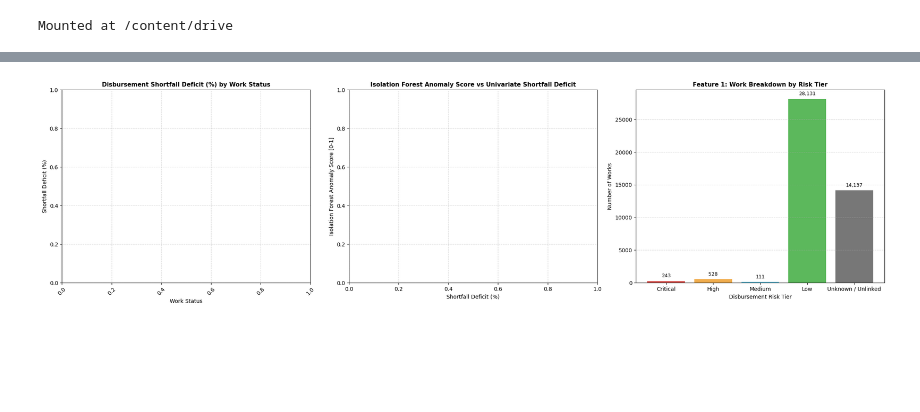
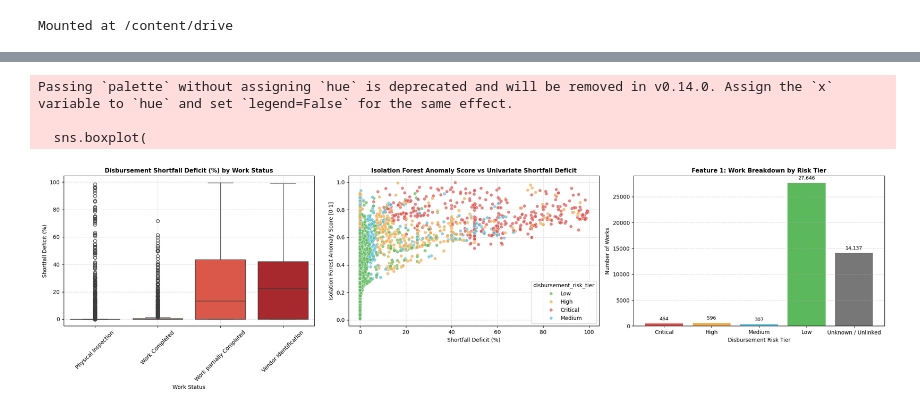
Before and after one commit to Abhirup-261004/MPLADS_Risk_Analysis, a Jupyter notebook: notebooks/feature1.ipynb, the cells around one changed output, grey strips where cells are left out. Drawn from its saved outputs; the diff is of its cells as text; code cells hidden in the pictures; blank space fills up the shorter version.

```diff
--- a/notebooks/feature1.ipynb
+++ b/notebooks/feature1.ipynb
@@ -87,8 +87,14 @@ fe_cols = [
 ]
 fe_sub = fact_expenditure_rollup[[c for c in fe_cols if c in fact_expenditure_rollup.columns]].drop_duplicates(subset=["work_key"])
 
-# Merge Work Fact with Expenditure Rollup
-work_df = fact_work_enriched.merge(fe_sub, on="work_key", how="left", suffixes=("", "_exp"))
+# Merge Work Fact with Expenditure Rollup without creating duplicate *_exp twins.
+already_present = [c for c in fe_sub.columns if c != "work_key" and c in fact_work_enriched.columns]
+fe_sub = fe_sub.drop(columns=already_present, errors="ignore")
+work_df = (
+    fact_work_enriched.merge(fe_sub, on="work_key", how="left")
+    if not fe_sub.columns.difference(["work_key"]).empty
+    else fact_work_enriched.copy()
+)
 logger.info("Merged dataset shape: %s", work_df.shape)
 # %%
 # Disbursement Shortfall & Coverage Calculation
@@ -190,8 +196,7 @@ df = df.merge(p_stat_tranche.rename(columns={"peer_count": "p_cnt_t", "peer_medi
 df = df.merge(c_stat_tranche.rename(columns={"cat_count": "c_cnt_t", "cat_median": "c_med_t", "cat_mad": "c_mad_t"}), on="peer_group_key_nat_cat", how="left")
 
 category_conf = df.get("category_confidence", df.get("category_nlp_confidence", pd.Series(1.0, index=df.index)))
-STABILITY_THRESHOLD = 2.0 / 3.0
-usable_cat_f1 = (df.get("category_stability", pd.Series(1.0, index=df.index)) >= STABILITY_THRESHOLD) & (~df.get("category_is_noise", pd.Series(False, index=df.index)).fillna(False)) & (category_conf >= 0.55)
+usable_cat_f1 = (df.get("category_agreement_count", pd.Series(0, index=df.index)) >= 2) & (~df.get("category_is_noise", pd.Series(False, index=df.index)).fillna(False)) & (category_conf >= 0.55)
 
 df["peer_reference_version"] = "v2.1_training_partition_source_aware"
 
@@ -346,7 +351,7 @@ for seed in F1_SEEDS:
     if seed == F1_SEEDS[0]:
         primary_score_min, primary_score_max = score_min_seed, score_max_seed
 
-norm_iforest_scores_all = np.mean(np.vstack(normalized_scores_by_seed), axis=0)
+norm_iforest_scores_all = np.clip(np.mean(np.vstack(normalized_scores_by_seed), axis=0), 0.0, 1.0)
 iforest = iforest_models[0]
 df["iforest_anomaly_score"] = np.nan
 df.loc[linked_all_mask, "iforest_anomaly_score"] = norm_iforest_scores_all
@@ -366,10 +371,11 @@ joblib.dump({
 logger.info("Isolation Forest fitted on %d linked training works and evaluated across %d total linked works.", linked_train_mask.sum(), linked_all_mask.sum())
 # %%
 # Completion Integrity Rules & Unified Blended Risk Score
-df["is_completed"] = df["work_status_ordinal"] == 5
-df["is_partially_completed"] = df["work_status_ordinal"] == 4
+completion_record = df["completion_date"] if "completion_date" in df.columns else pd.Series(np.nan, index=df.index)
+df["is_completed"] = completion_record.notna()
+df["is_partially_completed"] = (df["work_status_ordinal"] == 4) & (~df["is_completed"])
 
-# Completion integrity boosts apply ONLY when has_final_disbursement is True and work is Work Completed
+# Completion integrity boosts apply only when a completion record and final disbursement coexist.
 df["critical_completion_shortfall"] = df["is_completed"] & df["has_final_disbursement"] & (df["shortfall_deficit_pct_final"].fillna(0.0) > 50.0)
 df["severe_completion_shortfall"] = df["is_completed"] & df["has_final_disbursement"] & (df["shortfall_deficit_pct_final"].fillna(0.0) > 30.0)
 df["is_closed_with_shortfall"] = df["is_completed"] & df["has_final_disbursement"] & (df["shortfall_deficit_pct_final"].fillna(0.0) > 10.0)
@@ -554,7 +574,7 @@ import seaborn as sns
 fig, axes = plt.subplots(1, 3, figsize=(22, 6))
 
 # Plot 1: Shortfall Deficit % Distribution by Work Status
-linked_df = df[df["coverage_flag"] == "linked"].copy()
+linked_df = df[df["coverage_flag"].isin(["linked_final", "linked_tranche"])].copy()
 
 sns.boxplot(
     data=linked_df,
@@ -579,34 +599,37 @@ sns.scatterplot(
     ax=axes[1],
     alpha=0.7
 )
 axes[1].set_title("Isolation Forest Anomaly Score vs Univariate Shortfall Deficit", fontsize=11, fontweight="bold")
 axes[1].set_xlabel("Shortfall Deficit (%)", fontsize=10)
 axes[1].set_ylabel("Isolation Forest Anomaly Score [0-1]", fontsize=10)
 axes[1].grid(True, linestyle="--", alpha=0.5)
 
 # Plot 3: Risk Tier Distribution Count
 tier_order = ["Critical", "High", "Medium", "Low", "Unknown / Unlinked"]
 tier_counts = df["disbursement_risk_tier"].value_counts().reindex(tier_order).fillna(0)
 
 bars = axes[2].bar(tier_counts.index, tier_counts.values, color=["#d9534f", "#f0ad4e", "#5bc0de", "#5cb85c", "#777777"])
 axes[2].set_title("Feature 1: Work Breakdown by Risk Tier", fontsize=11, fontweight="bold")
 axes[2].set_xlabel("Disbursement Risk Tier", fontsize=10)
 axes[2].set_ylabel("Number of Works", fontsize=10)
 axes[2].grid(axis="y", linestyle="--", alpha=0.5)
 
 for bar in bars:
     yval = bar.get_height()
     axes[2].text(bar.get_x() + bar.get_width()/2.0, yval + 400, f"{int(yval):,}", ha="center", va="bottom", fontsize=9)
 
 plt.tight_layout()
 
 # Save plot
 plot_path = OUTPUT_DIR / "feature1_shortfall_distribution.png"
 plt.savefig(plot_path, dpi=300, bbox_inches="tight")
 logger.info("Saved visualization plot to: %s", plot_path)
 plt.show()
 # %% [output]
+Passing `palette` without assigning `hue` is deprecated and will be removed in v0.14.0. Assign the `x` variable to `hue` and set `legend=False` for the same effect.
+
+  sns.boxplot(
-[figure, old version]
+[figure, new version]
 # %%
 # Artifact Export & Fact-Table Update
 import json
```
Also changed, not shown: parts of 3 cells of this notebook, 55 other files.
